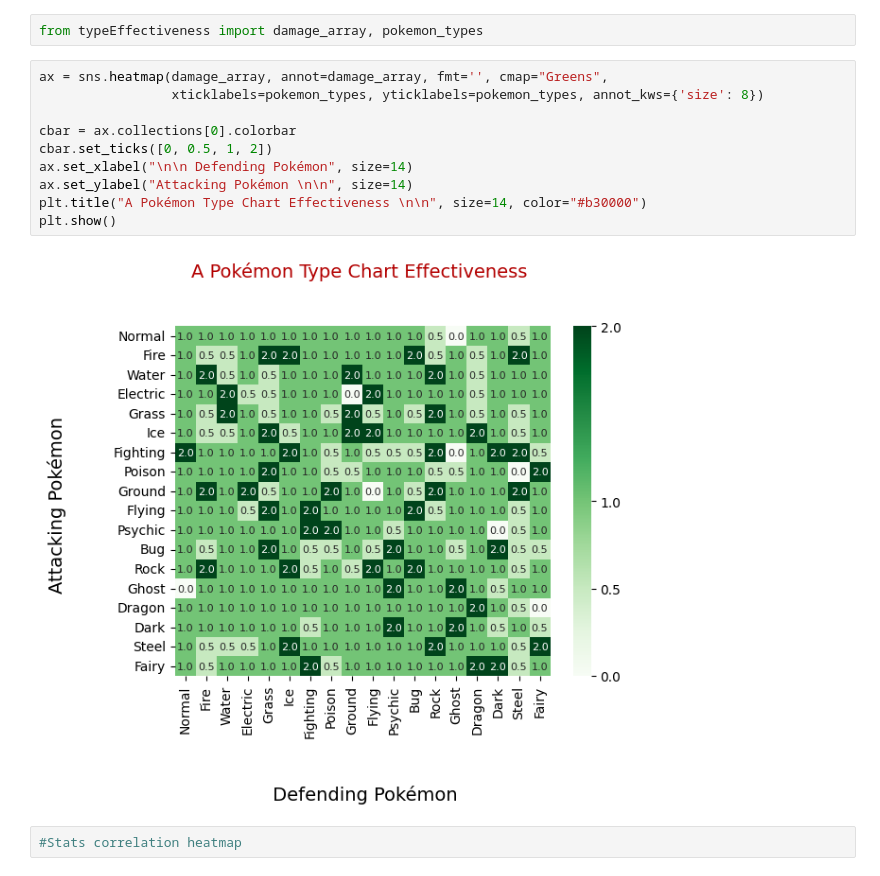
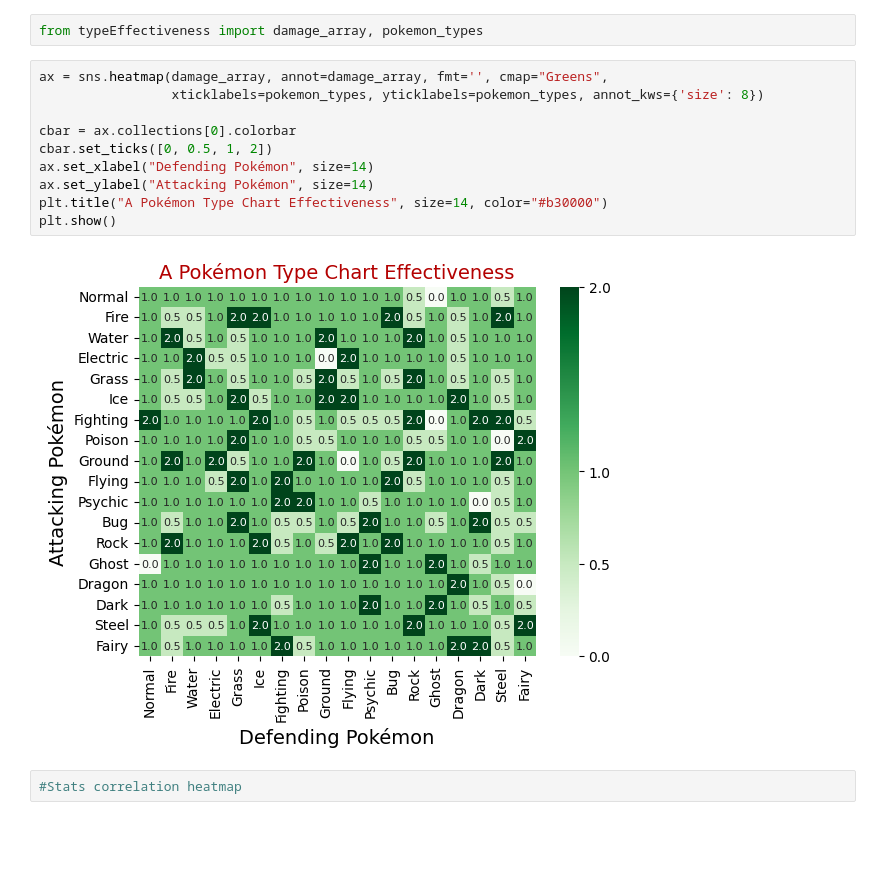
Before and after one commit to Gadomskyy/pokemon-data-analyzer, a Jupyter notebook: charts.ipynb, the cells around one changed output. Drawn from its saved outputs; the diff is of its cells as text; blank space fills up the shorter version.

```diff
--- a/charts.ipynb
+++ b/charts.ipynb
@@ -62,15 +67,15 @@ from typeEffectiveness import damage_array, pokemon_types
 # %%
 ax = sns.heatmap(damage_array, annot=damage_array, fmt='', cmap="Greens",
                  xticklabels=pokemon_types, yticklabels=pokemon_types, annot_kws={'size': 8})
 
 cbar = ax.collections[0].colorbar
 cbar.set_ticks([0, 0.5, 1, 2])
-ax.set_xlabel("\n\n Defending Pokémon", size=14)
-ax.set_ylabel("Attacking Pokémon \n\n", size=14)
-plt.title("A Pokémon Type Chart Effectiveness \n\n", size=14, color="#b30000")
+ax.set_xlabel("Defending Pokémon", size=14)
+ax.set_ylabel("Attacking Pokémon", size=14)
+plt.title("A Pokémon Type Chart Effectiveness", size=14, color="#b30000")
 plt.show()
 # %% [output]
-[figure, old version]
+[figure, new version]
 # %%
 #Stats correlation heatmap
 # %%
```
Also changed, not shown: parts of 2 cells of this notebook.
